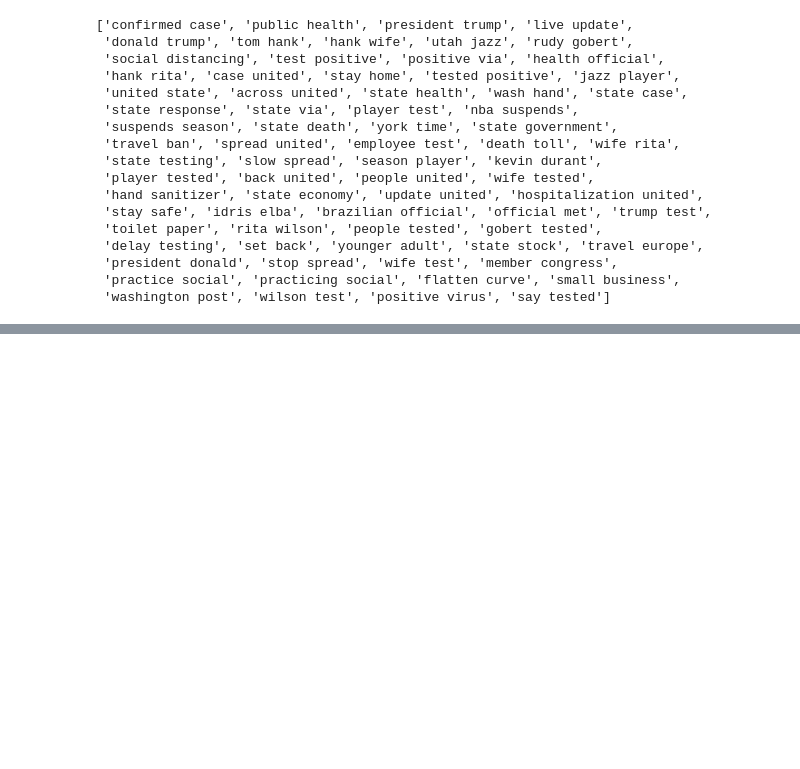
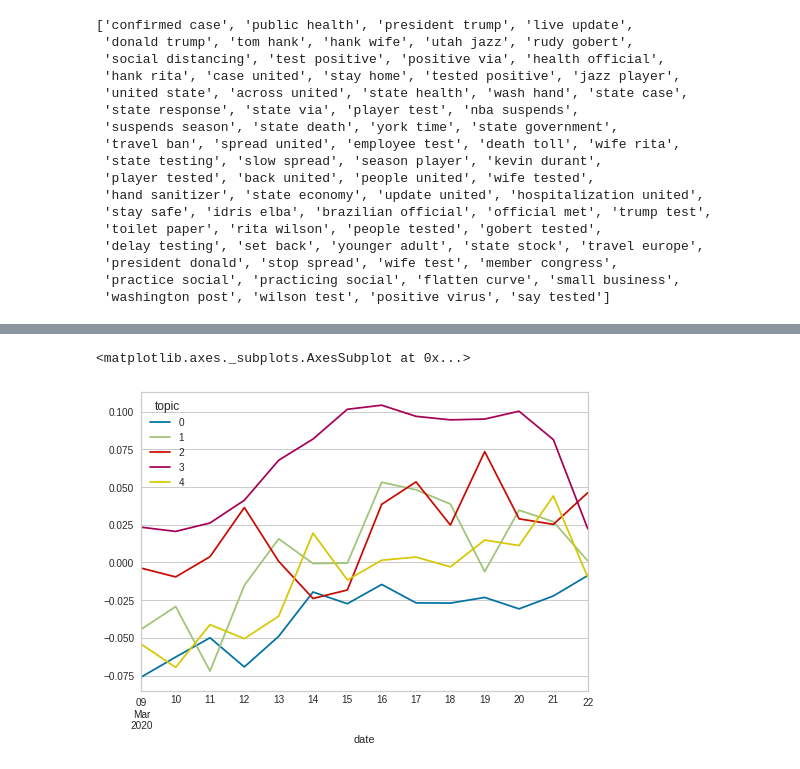
Before and after one commit to jtsliu/metis-project5-coronavirus, a Jupyter notebook: 5-topicModel.ipynb, the cells around one changed output, grey strips where cells are left out. Cells and saved outputs as stored; diff of their text form; code cells hidden in the pictures; blank space fills up the shorter version.

Commit message:
Visualizations for Sentiment Change over time per topic added

```diff
--- a/5-topicModel.ipynb
+++ b/5-topicModel.ipynb
@@ -452,0 +451,3 @@ topics_counter.most_common()
+# %%
+from datetime import datetime
+df['date'] = df['created_at'].apply(lambda x: datetime.strptime(x[:10], '%Y-%m-%d'))
@@ -452,0 +470,4 @@ topics_counter.most_common()
+# %%
+date_topic_df = pd.DataFrame(df.groupby(['date', 'topic'])['sentiment'].mean()).reset_index()
+# %%
+date_topic_pivot = date_topic_df.pivot(index = 'date', columns='topic', values='sentiment')
@@ -452,0 +491,5 @@ topics_counter.most_common()
+# %%
+date_topic_pivot.plot()
+# %% [output]
+<matplotlib.axes._subplots.AxesSubplot at 0x...>
+[figure, added]
```
Also changed, not shown: parts of 6 cells of this notebook, 1 other file.
